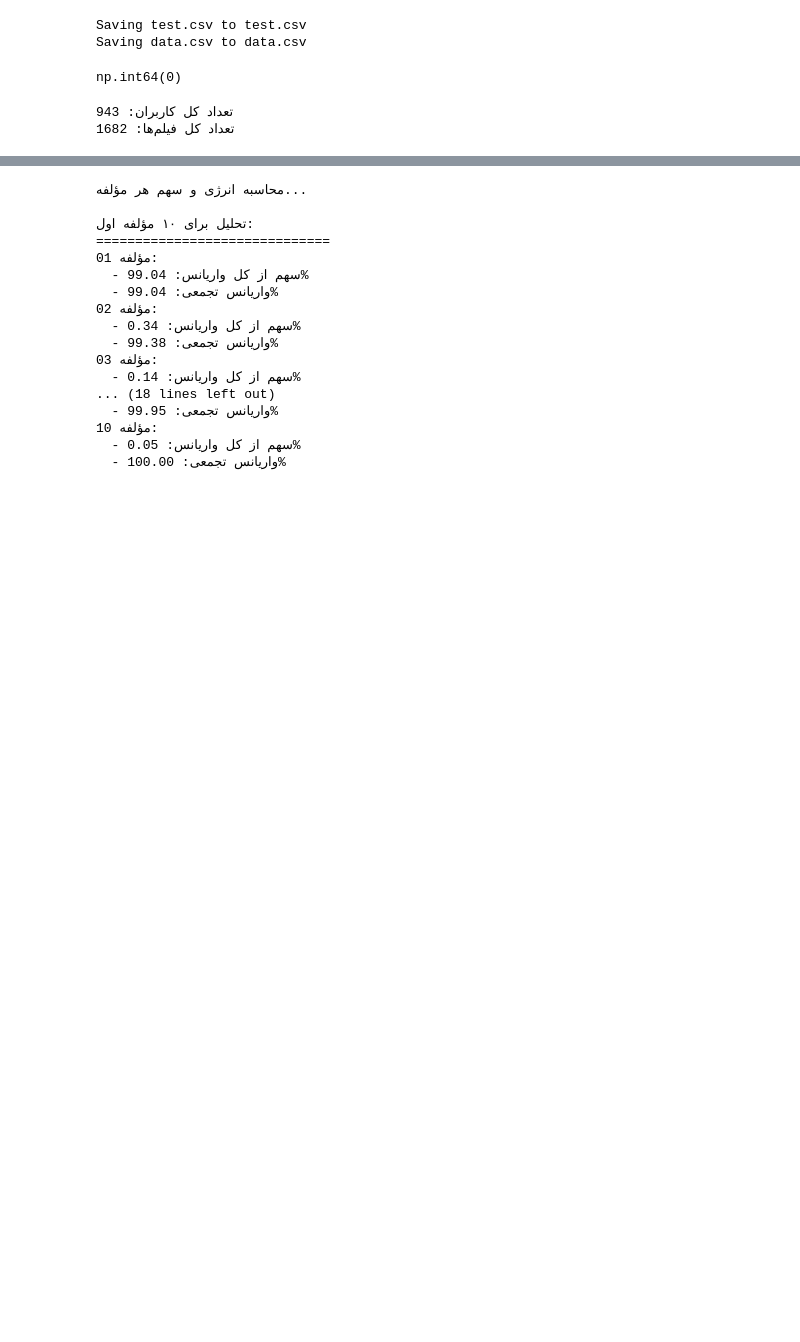
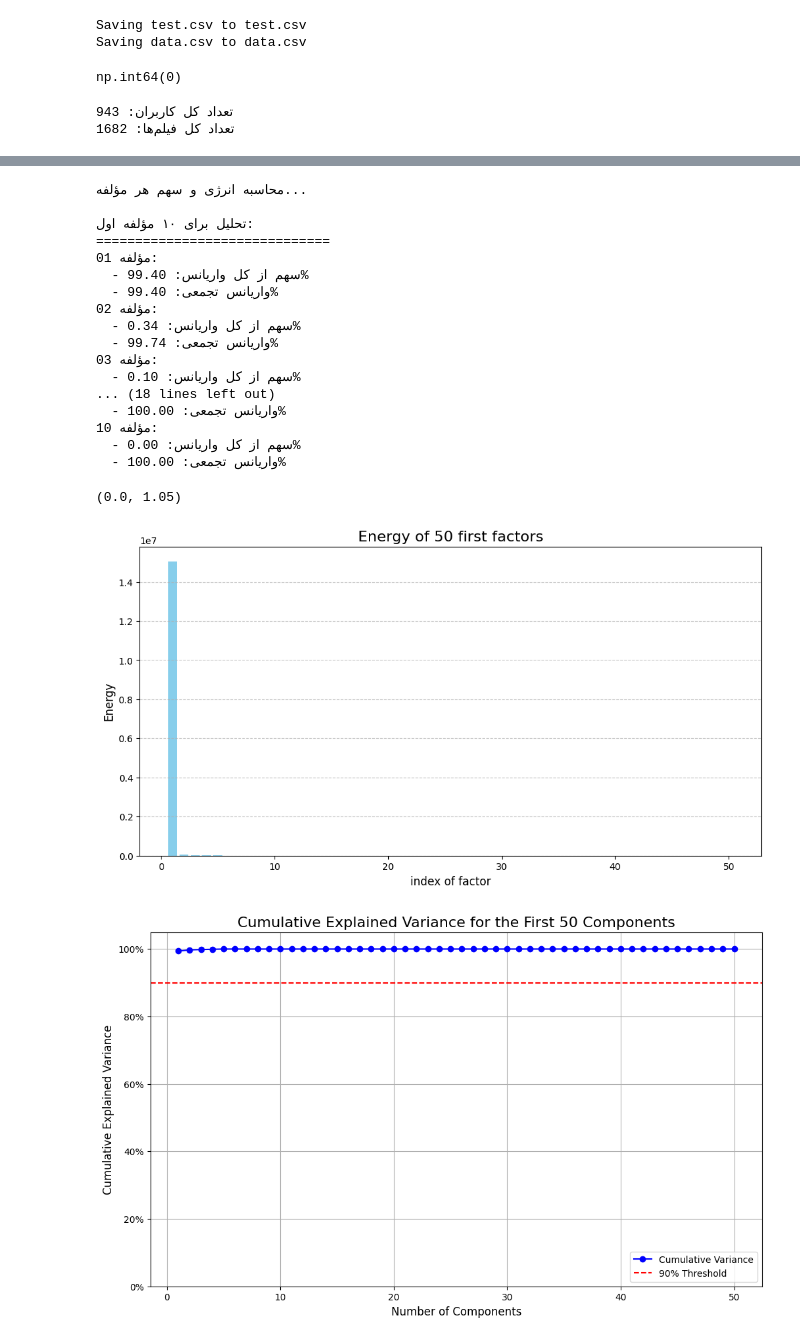
Before and after one commit to kiarashsaeidi/Recommender-system, a Jupyter notebook: code.ipynb, the cells around one changed output, grey strips where cells are left out. Drawn from its saved outputs; the diff is of its cells as text; code cells hidden in the pictures; blank space fills up the shorter version.

Commit message:
added charts added movies for 3 firstt factors

```diff
--- a/code.ipynb
+++ b/code.ipynb
@@ -26,7 +26,7 @@ print(f"تعداد کل فیلم‌ها: {n_items}")
 تعداد کل کاربران: 943
 تعداد کل فیلم‌ها: 1682
 # %%
-k = 10
+k = 5
 alpha = 0.005
 beta = 0.02
 epochs = 50
@@ -169,15 +170,53 @@ for i in range(10):
 تحلیل برای ۱۰ مؤلفه اول:
 ==============================
 مؤلفه 01:
-  - سهم از کل واریانس: 99.04%
-  - واریانس تجمعی: 99.04%
+  - سهم از کل واریانس: 99.40%
+  - واریانس تجمعی: 99.40%
 مؤلفه 02:
   - سهم از کل واریانس: 0.34%
-  - واریانس تجمعی: 99.38%
+  - واریانس تجمعی: 99.74%
 مؤلفه 03:
-  - سهم از کل واریانس: 0.14%
+  - سهم از کل واریانس: 0.10%
 ... (18 lines left out)
-  - واریانس تجمعی: 99.95%
+  - واریانس تجمعی: 100.00%
 مؤلفه 10:
-  - سهم از کل واریانس: 0.05%
+  - سهم از کل واریانس: 0.00%
   - واریانس تجمعی: 100.00%
+# %%
+import matplotlib.pyplot as plt
+import matplotlib.ticker as mtick
+import numpy as np
+
+
+n_components_to_plot = 50
+x_axis = range(1, n_components_to_plot + 1)
+
+# --- نمودار انرژی برای ۵۰ مؤلفه اول ---
+plt.figure(figsize=(12, 6))
+plt.bar(x_axis, energy[:n_components_to_plot], color='skyblue')
+plt.title(f'Energy of {n_components_to_plot} first factors', fontsize=16)
+plt.xlabel('index of factor', fontsize=12)
+plt.ylabel('Energy', fontsize=12)
+plt.grid(axis='y', linestyle='--', alpha=0.7)
+
+
+
+# --- نمودار واریانس تجمعی برای ۵۰ مؤلفه اول ---
+plt.figure(figsize=(12, 7))
+
+plt.plot(x_axis, cumulative_variance[:n_components_to_plot], 'b-o', label='Cumulative Variance')
+plt.axhline(y=0.9, color='r', linestyle='--', label='90% Threshold')
+plt.title(f'Cumulative Explained Variance for the First {n_components_to_plot} Components', fontsize=16)
+plt.xlabel('Number of Components', fontsize=12)
+plt.ylabel('Cumulative Explained Variance', fontsize=12)
+
+ax = plt.gca()
+ax.yaxis.set_major_formatter(mtick.PercentFormatter(1.0))
+
+plt.legend(loc='lower right')
+plt.grid(True)
+plt.ylim(0, 1.05)
+# %% [output]
+(0.0, 1.05)
+[figure, added]
+[figure, added]
```
Also changed, not shown: parts of 6 cells of this notebook.
